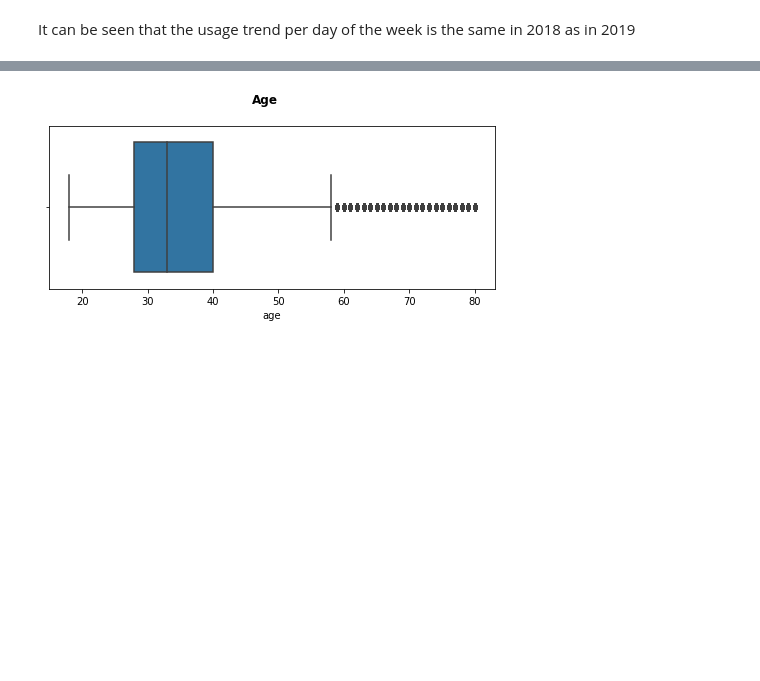
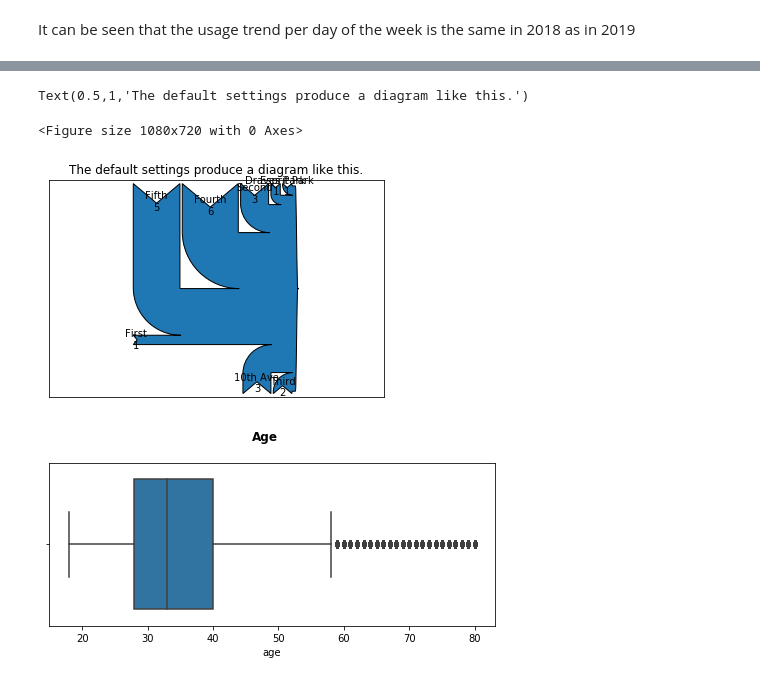
Before and after one commit to apozuelog/Data-visualization-project, a Jupyter notebook: exploration.ipynb, the cells around one changed output, grey strips where cells are left out. Drawn from its saved outputs; the diff is of its cells as text; code cells hidden in the pictures; blank space fills up the shorter version.

```diff
--- a/exploration.ipynb
+++ b/exploration.ipynb
@@ -344,2 +379,17 @@ plt.suptitle('User type split for GoBike sharing system', y=1.05, fontsize=12, f
+# %%
+flujos = df_clean.groupby(['start_station_name','hour'])['start_time'].count()
+
+fig = plt.figure(figsize = [15, 10])
+
+
+
+Sankey(flows=[3, 1, 1, 1, 3, 2, 6, 5],
+       labels=['10th Ave', 'Esprit Park', 'Draves Park', 'First', 'Second', 'Third', 'Fourth', 'Fifth'],
+       orientations=[-1, 1, 1, 0, 1, -1, 1, 1]).finish()
+plt.title("The default settings produce a diagram like this.")
+# %% [output]
+Text(0.5,1,'The default settings produce a diagram like this.')
+<Figure size 1080x720 with 0 Axes>
+[figure, added]
 # %%
 plt.figure(figsize = [8, 3])
```
Also changed, not shown: parts of 14 cells of this notebook.
